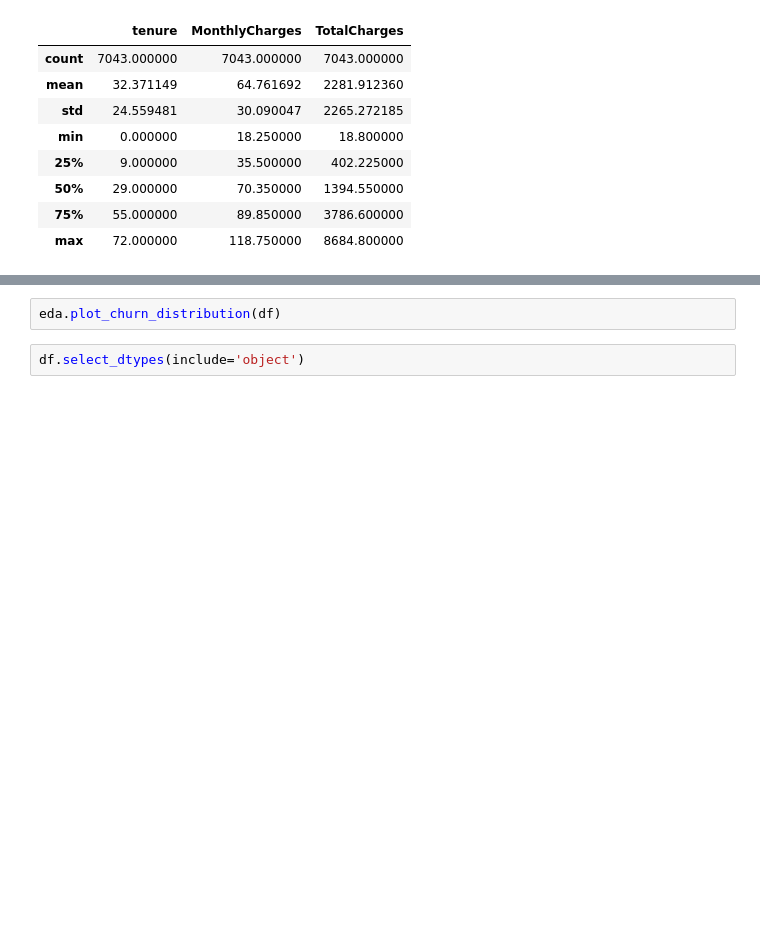
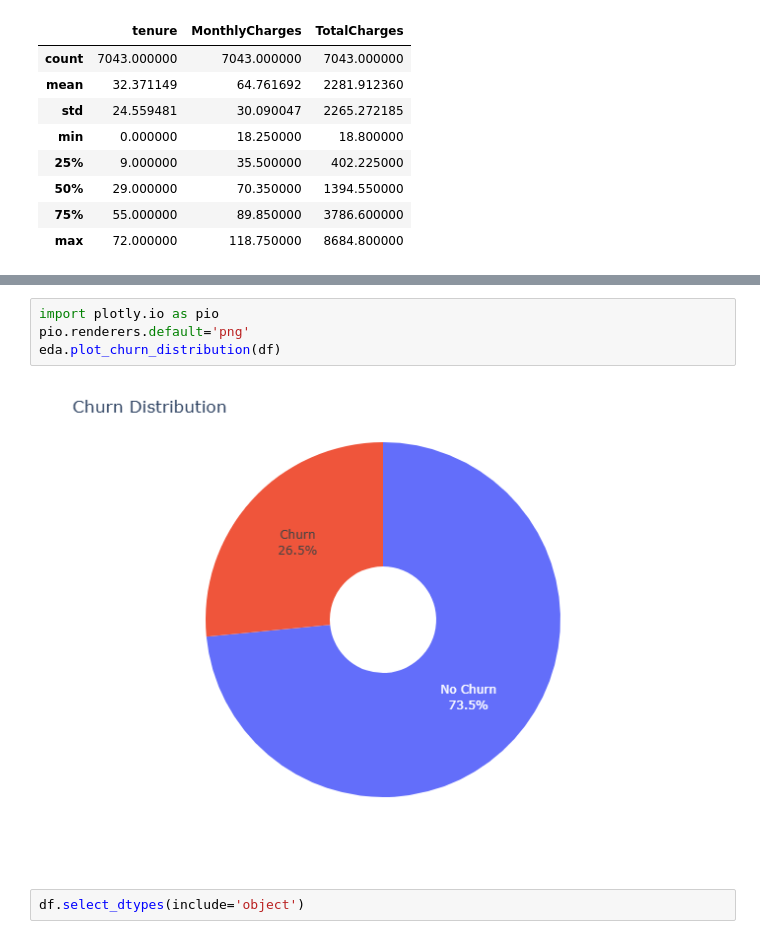
Before and after one commit to DevMohdFaiz/Teleco-Churn, a Jupyter notebook: teleco_nb.ipynb, the cells around one changed output, grey strips where cells are left out. Cells and saved outputs as stored; diff of their text form; blank space fills up the shorter version.

```diff
--- a/teleco_nb.ipynb
+++ b/teleco_nb.ipynb
@@ -77,7 +90,11 @@ df.iloc[:, 12:].head()
 | 3 | Yes | No | No | One year | No | Bank transfer (automatic) | 42.30 | ... |
 | 4 | No | No | No | Month-to-month | Yes | Electronic check | 70.70 | ... |
 # %%
+import plotly.io as pio
+pio.renderers.default='png'
 eda.plot_churn_distribution(df)
+# %% [output]
+[figure, added]
 # %%
 df.select_dtypes(include='object')
 # %% [output]
```
Also changed, not shown: parts of 7 cells of this notebook, 5 other files.
